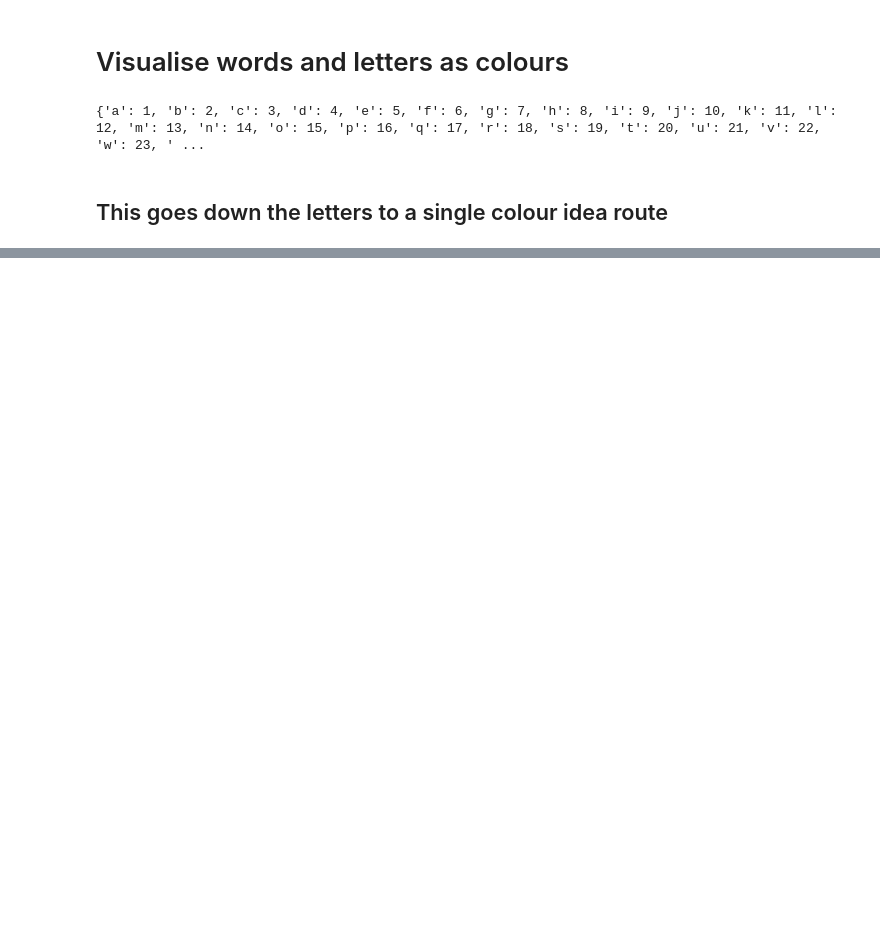
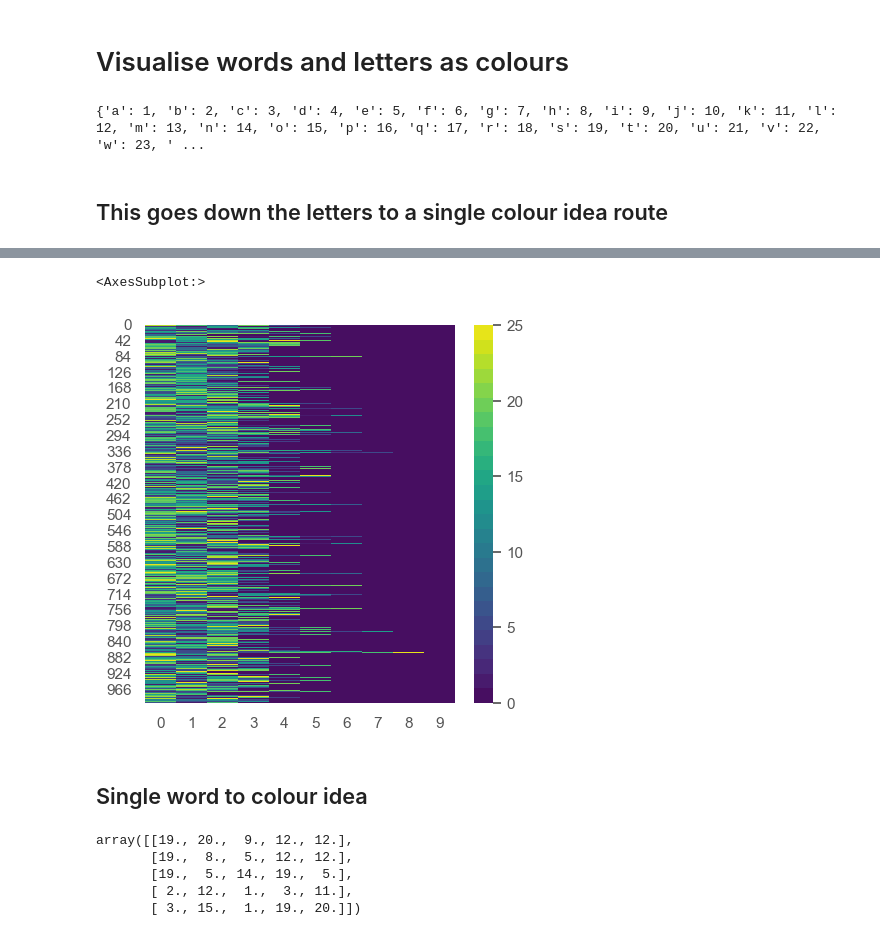
Before and after one commit to AoifeHughes/CipherWords, a Jupyter notebook: visualise.ipynb, the cells around one changed output, grey strips where cells are left out. Saved outputs shown, nothing was run; the diff lists cells and outputs as text; code cells hidden in the pictures; blank space fills up the shorter version.

```diff
--- a/visualise.ipynb
+++ b/visualise.ipynb
@@ -58,0 +62,36 @@ sns.heatmap(arr, cmap=cmap, square=True)
+# %%
+exp = np.random.exponential(size=1000)
+exp = exp/exp.max()
+exp_scaled = np.around(exp*999).astype('int')
+sampled_words = np.array(word_list)[exp_scaled]
+
+longest_word = np.max([len(w) for w in sampled_words])
+
+arr = np.zeros( (len(sampled_words), longest_word)  )
+for idx, w in enumerate(sampled_words):
+    arr[idx, 0:len(w)] =  [l2n[l] for l in w]
+# %%
+fig, ax = plt.subplots(1, figsize=(5,5), dpi=100)
+sns.heatmap(arr, cmap=cmap, ax=ax)
+# %% [output]
+<AxesSubplot:>
+[figure, added]
+# %% [markdown]
+## Single word to colour idea
+# %%
+np.random.seed(1)
+
+word_length = 5
+num_words = 5
+ws = np.random.choice(words_by_len[word_length], num_words)
+
+arr = np.zeros((word_length, num_words))
+for idx, w in enumerate(ws):
+    arr[idx] =  [l2n[l] for l in w]
+arr
+# %% [output]
+array([[19., 20.,  9., 12., 12.],
+       [19.,  8.,  5., 12., 12.],
+       [19.,  5., 14., 19.,  5.],
+       [ 2., 12.,  1.,  3., 11.],
+       [ 3., 15.,  1., 19., 20.]])
```
Also changed, not shown: parts of 6 cells of this notebook.
